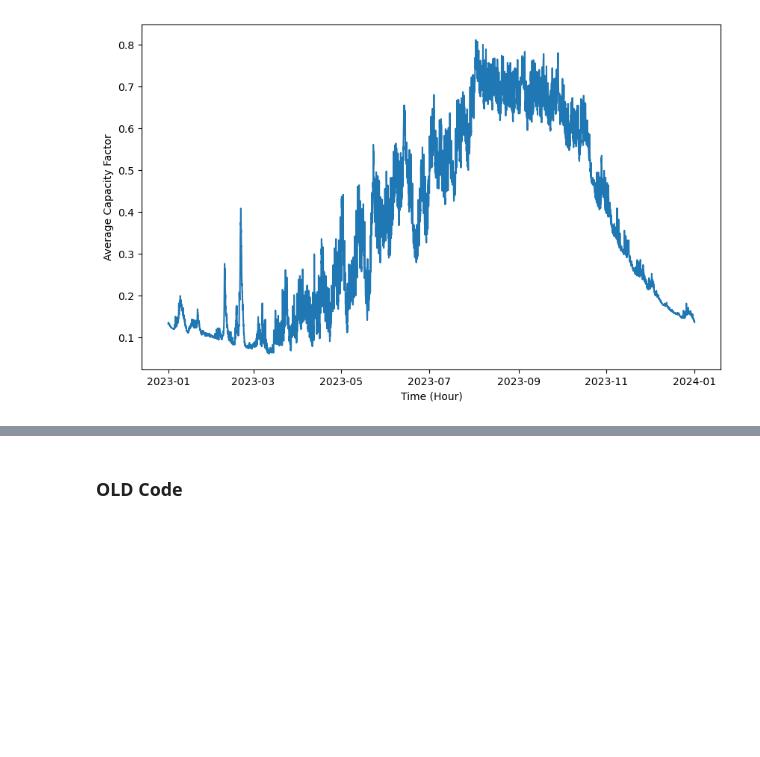
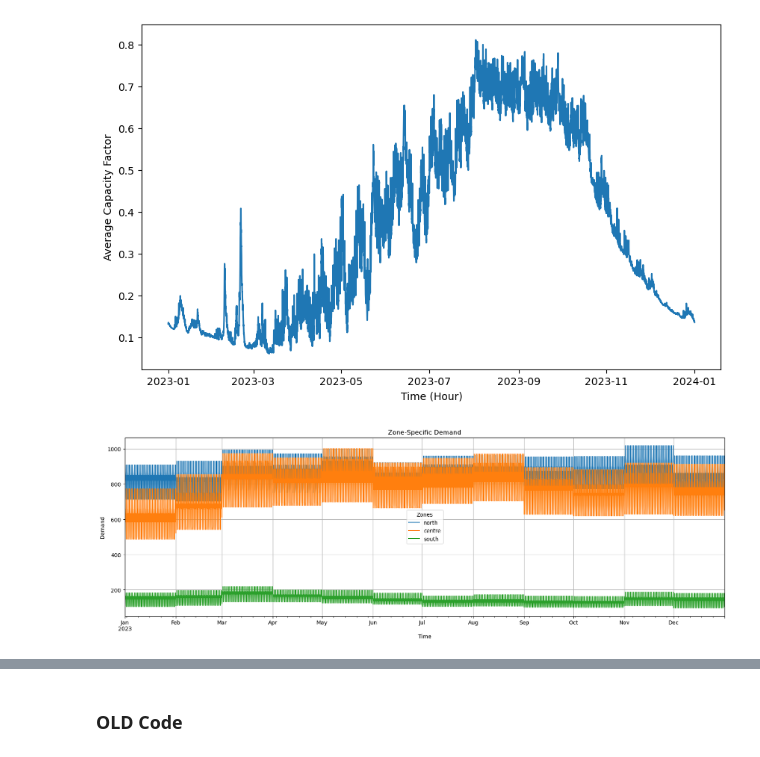
Before and after one commit to lukasschirren/GeoH2-Laos, a Jupyter notebook: prep_net_generation.ipynb, the cells around one changed output, grey strips where cells are left out. Drawn from its saved outputs; the diff is of its cells as text; code cells hidden in the pictures; blank space fills up the shorter version.

```diff
--- a/prep_net_generation.ipynb
+++ b/prep_net_generation.ipynb
@@ -125,5 +118,19 @@ zone_profiles = load_and_process_load_profiles(
+# %%
+# 2025 - 1.367125525
+# 2030 - 1.804013066
+
+adjustment_factor = 1.367125525  # Increase demand by 20% for all zones
+
+# Call the function with the adjustment factor
+zone_profiles = load_and_process_load_profiles(
+    excel_path=excel_path,
+    sheets=sheets,
+    monthly_columns=monthly_columns,
+    hours_in_month=hours_in_month,
+    adjustment_factor=adjustment_factor
+)
 # %%
-with open("Parameters/zone_profiles.pkl", "wb") as f:
+with open("Parameters/zone_profiles_30.pkl", "wb") as f:
     pickle.dump(zone_profiles, f)
 # %% [markdown]
 # Creating Net Generation
@@ -388,0 +420,10 @@ zone_demand = pd.DataFrame(zone_profiles)
+# %%
+zone_demand.plot(figsize=(20, 6))
+plt.title("Zone-Specific Demand")
+plt.xlabel("Time")
+plt.ylabel("Demand")
+plt.legend(title="Zones")
+plt.grid()
+plt.show()
+# %% [output]
+[figure, added]
```
Also changed, not shown: parts of 16 cells of this notebook, 3 other files.
